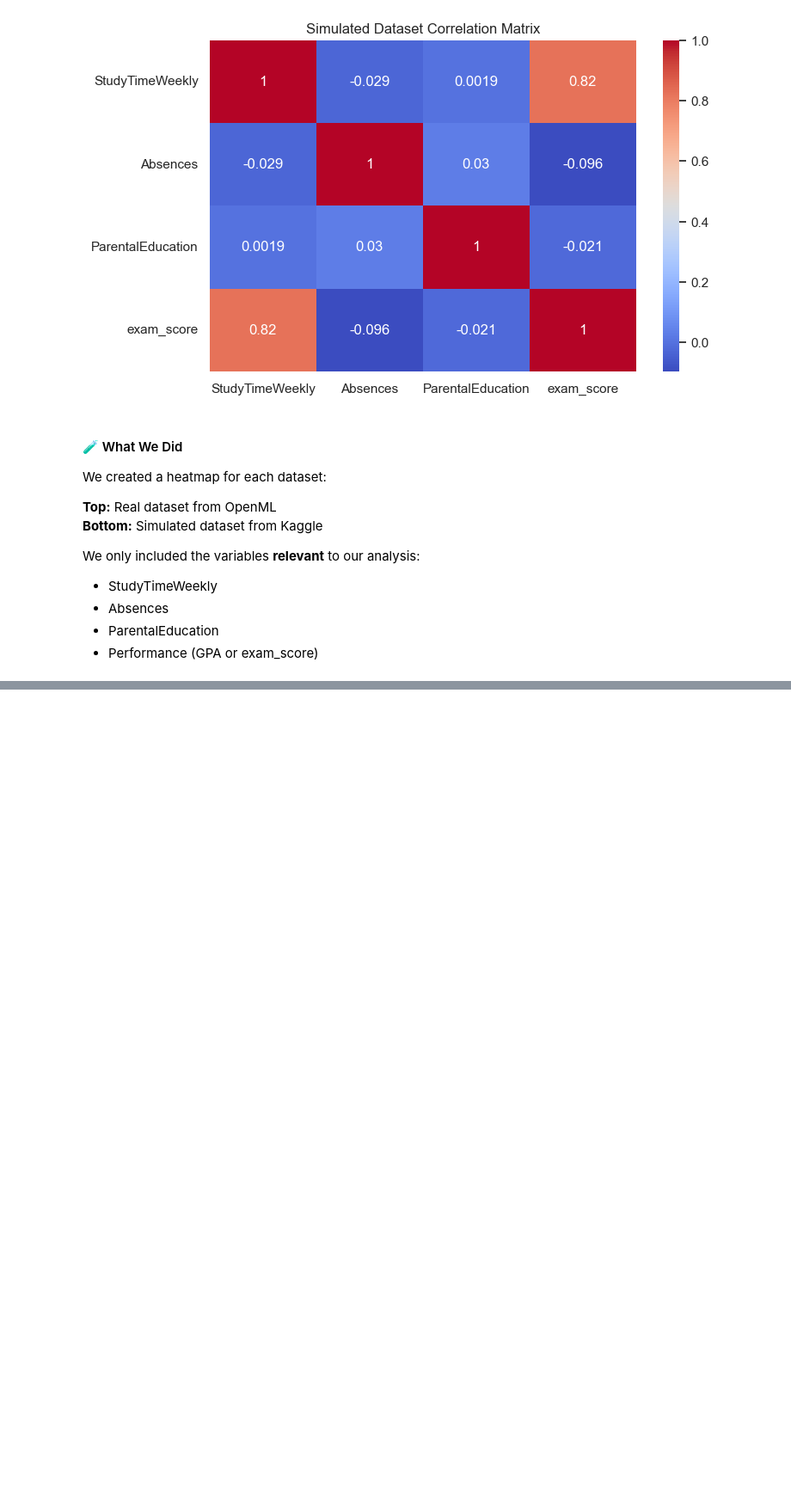
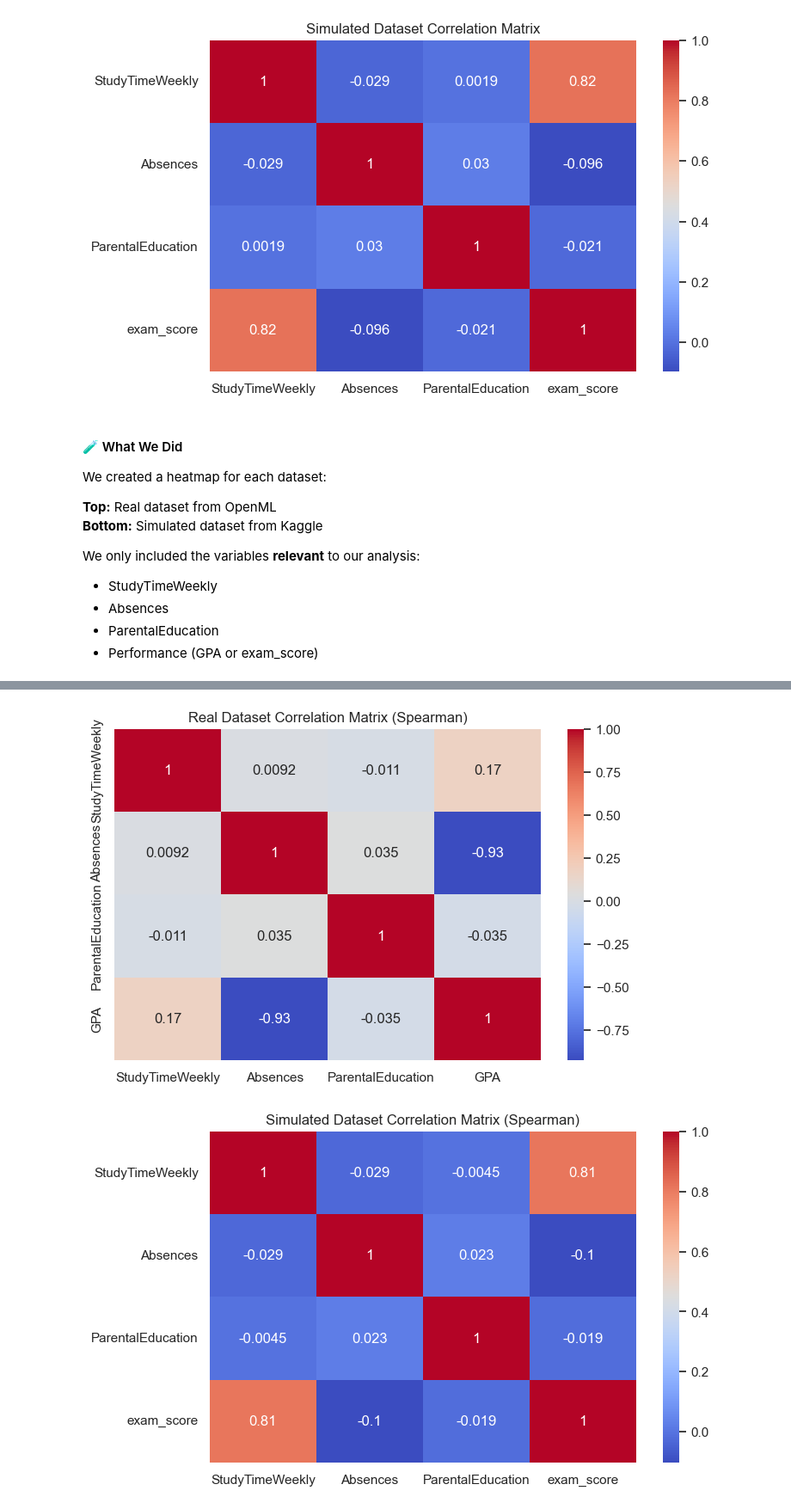
Before and after one commit to MarcusHjorth/BI-Exam-Student-Performance, a Jupyter notebook: Code/2_ CompareDataSets.ipynb, the cells around one changed output, grey strips where cells are left out. Shown: that part at 86% size. Cells and saved outputs as stored; diff of their text form; code cells hidden in the pictures; blank space fills up the shorter version.

```diff
--- a/Code/2_ CompareDataSets.ipynb
+++ b/Code/2_ CompareDataSets.ipynb
@@ -575,0 +772,22 @@ plt.show()
+# %%
+# Select only numeric columns from both datasets
+real_numeric = real.select_dtypes(include='number')
+sim_numeric = sim.select_dtypes(include='number')
+
+# Function to create a heatmap for a given correlation method
+def plot_corr_heatmap(data, method, dataset_name):
+    plt.figure(figsize=(8, 5))
+    sns.heatmap(data.corr(method=method), annot=True, cmap='coolwarm')
+    plt.title(f"{dataset_name} Dataset Correlation Matrix ({method.capitalize()})")
+    plt.show()
+
+# Spearman (exploration only)
+plot_corr_heatmap(real_numeric, 'spearman', 'Real')
+plot_corr_heatmap(sim_numeric, 'spearman', 'Simulated')
+
+# Kendall (exploration only)
+plot_corr_heatmap(real_numeric, 'kendall', 'Real')
+plot_corr_heatmap(sim_numeric, 'kendall', 'Simulated')
+# %% [output]
+[figure, added]
+[figure, added]
```
Also changed, not shown: parts of 33 cells of this notebook, 4 other files.
